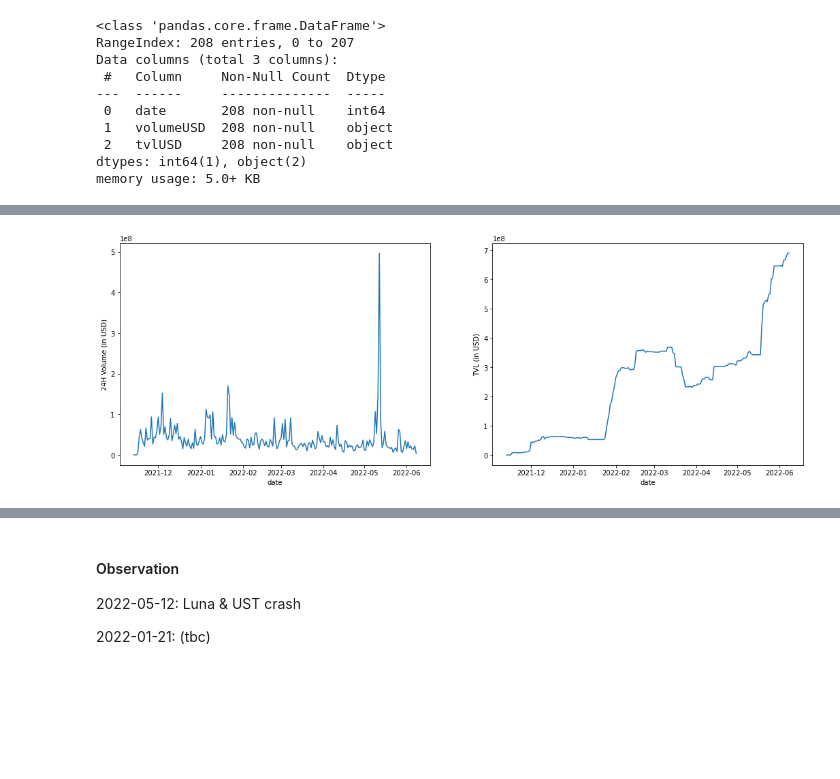
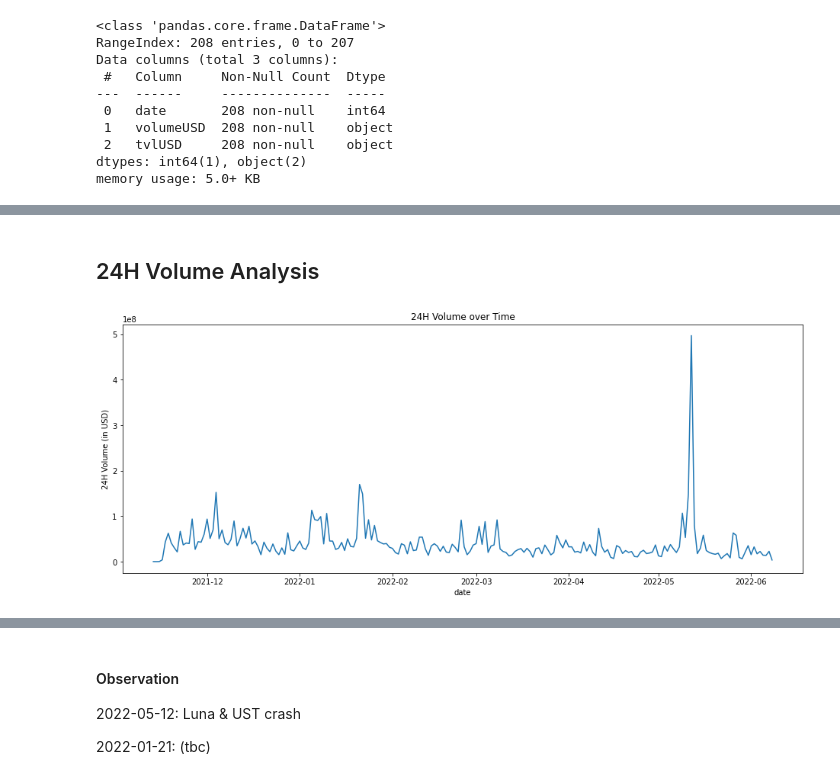
Before and after one commit to StardustLID/eth-uniswap-prelim-analysis, a Jupyter notebook: chart_data.ipynb, the cells around one changed output, grey strips where cells are left out. Saved outputs shown, nothing was run; the diff lists cells and outputs as text; code cells hidden in the pictures; blank space fills up the shorter version.

```diff
--- a/chart_data.ipynb
+++ b/chart_data.ipynb
@@ -155,22 +157,14 @@ print(df["date"][0], "to", dt.date.today(), "has", (dt.date.today() - df["date"]
-# %%
-# plot the pool data
-fig, ax = plt.subplots(figsize=(18, 6))
-
-# plot 1: 24H volume
-plt.subplot(1, 2, 1)
-plt.plot(df["date"], df["volumeUSD"])
-plt.xlabel("date")
-plt.ylabel("24H Volume (in USD)")
-
-# plot 2: TVL
-plt.subplot(1, 2, 2)
-plt.plot(df["date"], df["tvlUSD"])
-plt.xlabel("date")
-plt.ylabel("TVL (in USD)")
-
-plt.show()
-# %% [output]
-[figure, removed]
+# %% [markdown]
+## 24H Volume Analysis
+# %%
+plt.figure(figsize=(16, 6))
+plt.plot(df["date"], df["volumeUSD"])
+plt.title("24H Volume over Time")
+plt.xlabel("date")
+plt.ylabel("24H Volume (in USD)")
+plt.show()
+# %% [output]
+[figure, added]
 # %%
 # find the days with the greatest 24H volumes
 df.sort_values(by="volumeUSD", ascending=False)[:10]
```
Also changed, not shown: parts of 9 cells of this notebook, 1 other file.
